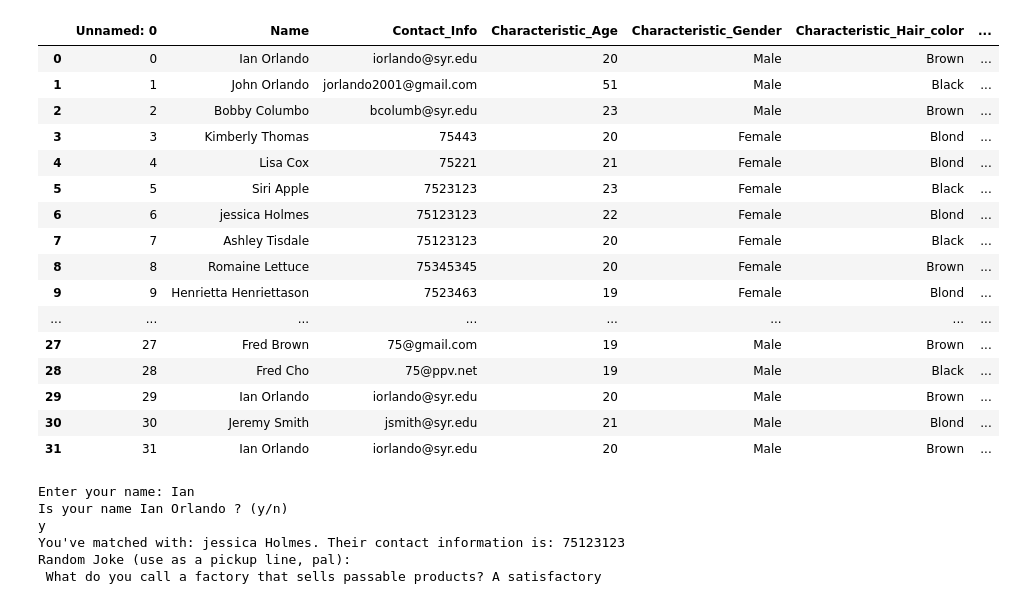
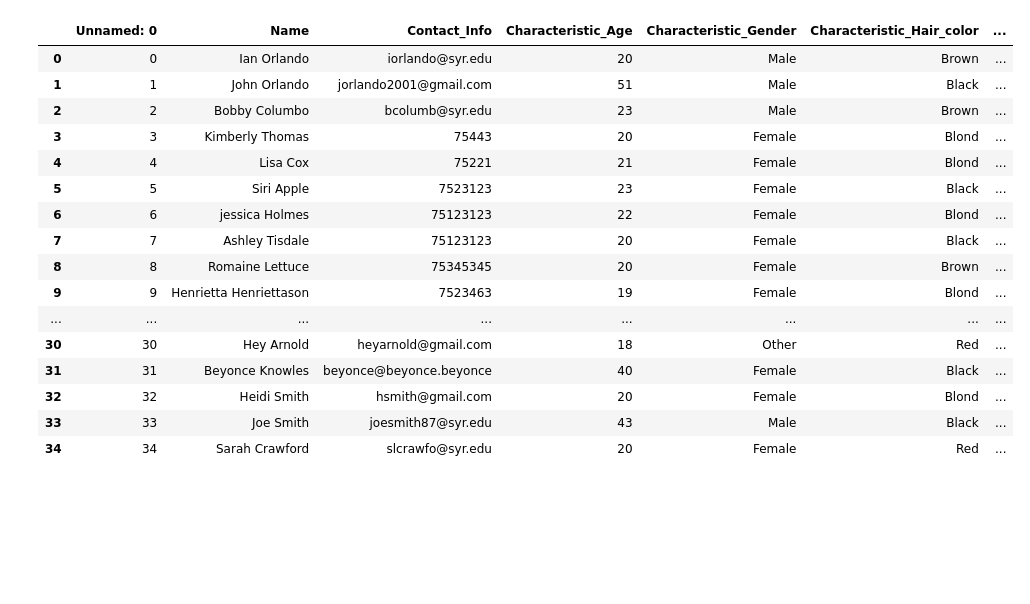
Before and after one commit to IanOrlando/IST235_Project_11, a Jupyter notebook: Matchmaking Project.ipynb, the cells around one changed output. Drawn from its saved outputs; the diff is of its cells as text; code cells hidden in the pictures; blank space fills up the shorter version.

```diff
--- a/Matchmaking Project.ipynb
+++ b/Matchmaking Project.ipynb
@@ -225,82 +304,20 @@ Information Successfully Inputted!
 # %%
-profiles = pd.read_csv('People.csv')
-profiles
+pd.read_csv('People.csv')
 # %% [output]
 |  | Unnamed: 0 | Name | Contact_Info | Characteristic_Age | Characteristic_Gender | Characteristic_Hair_color | ... |
 | 0 | 0 | Ian Orlando | iorlando@syr.edu | 20 | Male | Brown | ... |
 | 1 | 1 | John Orlando | jorlando2001@gmail.com | 51 | Male | Black | ... |
 | 2 | 2 | Bobby Columbo | bcolumb@syr.edu | 23 | Male | Brown | ... |
 | 3 | 3 | Kimberly Thomas | 75443 | 20 | Female | Blond | ... |
 | 4 | 4 | Lisa Cox | 75221 | 21 | Female | Blond | ... |
 | 5 | 5 | Siri Apple | 7523123 | 23 | Female | Black | ... |
 | 6 | 6 | jessica Holmes | 75123123 | 22 | Female | Blond | ... |
 | 7 | 7 | Ashley Tisdale | 75123123 | 20 | Female | Black | ... |
 | 8 | 8 | Romaine Lettuce | 75345345 | 20 | Female | Brown | ... |
 | 9 | 9 | Henrietta Henriettason | 7523463 | 19 | Female | Blond | ... |
 | ... | ... | ... | ... | ... | ... | ... | ... |
-| 27 | 27 | Fred Brown | 75@gmail.com | 19 | Male | Brown | ... |
-| 28 | 28 | Fred Cho | 75@ppv.net | 19 | Male | Black | ... |
-| 29 | 29 | Ian Orlando | iorlando@syr.edu | 20 | Male | Brown | ... |
-| 30 | 30 | Jeremy Smith | jsmith@syr.edu | 21 | Male | Blond | ... |
-| 31 | 31 | Ian Orlando | iorlando@syr.edu | 20 | Male | Brown | ... |
+| 30 | 30 | Hey Arnold | heyarnold@gmail.com | 18 | Other | Red | ... |
+| 31 | 31 | Beyonce Knowles | beyonce@beyonce.beyonce | 40 | Female | Black | ... |
+| 32 | 32 | Heidi Smith | hsmith@gmail.com | 20 | Female | Blond | ... |
+| 33 | 33 | Joe Smith | joesmith87@syr.edu | 43 | Male | Black | ... |
+| 34 | 34 | Sarah Crawford | slcrawfo@syr.edu | 20 | Female | Red | ... |
-# %%
-person = match_seeker()
-
-try:
-    person_gender = person['Characteristic_Gender'][person['Unnamed: 0'].values[0]]
-    person_gender_seeking = person['Seeking_Gender'][person['Unnamed: 0'].values[0]]
-    person_age = person['Characteristic_Age'][person['Unnamed: 0'].values[0]]
-    person_age_max_seeking = person['Seeking_Age_Max'][person['Unnamed: 0'].values[0]]
-    person_age_min_seeking = person['Seeking_Age_Min'][person['Unnamed: 0'].values[0]]
-    person_height_seeking = person['Seeking_Height'][person['Unnamed: 0'].values[0]]
-
-    gender_df = profiles[ (profiles['Seeking_Gender'] == person_gender) & (profiles['Characteristic_Gender'] == person_gender_seeking)]
-
-    number_gender = 0
-
-    for person in gender_df['Name'].value_counts():
-        number_gender = number_gender + 1
-
-    if number_gender > 1:
-        age_df = gender_df[ (gender_df['Characteristic_Age'] <= int(person_age_max_seeking)) & (gender_df['Characteristic_Age'] >= int(person_age_min_seeking))]
-        number_age = 0
-
-        for person2 in age_df['Name'].value_counts():
-            number_age = number_age + 1
-
-        if number_age > 1:
-            height_df2 = pd.DataFrame(age_df['Characteristic_Height'], age_df['Unnamed: 0'])
-            height_df3 = height_df2[ height_df2['Characteristic_Height'] == int(person_height_seeking)]
-
-            try:
-                final_number = height_df3.sample(1)
-                final_number1 = final_number.index[0]
-            except:
-                final_number = height_df2.sample(1)
-                final_number1 = final_number.index[0]
-
-        elif number_age == 1:
-            final_number1 = age_df.index[0]
-        else:
-            final_number = gender_df.sample(1)
-            final_number1 = final_number.index[0]
-    elif number_gender == 1:
-        final_number1 = gender_df.index[0]
-    else:
-        final_number = profiles.sample(1)
-        final_number1 = final_number.index[0]
-
-    print("You've matched with:",matching()[0] + ". Their contact information is:",matching()[1])
-
-    joke = random_joke()
-    print(joke[0],joke[1],joke[2])
-
-except TypeError:
-    print('Enter a different Name')
-# %% [output]
-Enter your name: Ian
-Is your name Ian Orlando ? (y/n)
-y
-You've matched with: jessica Holmes. Their contact information is: 75123123
-Random Joke (use as a pickup line, pal):
- What do you call a factory that sells passable products? A satisfactory
```
Also changed, not shown: parts of 5 cells of this notebook, 2 other files.
